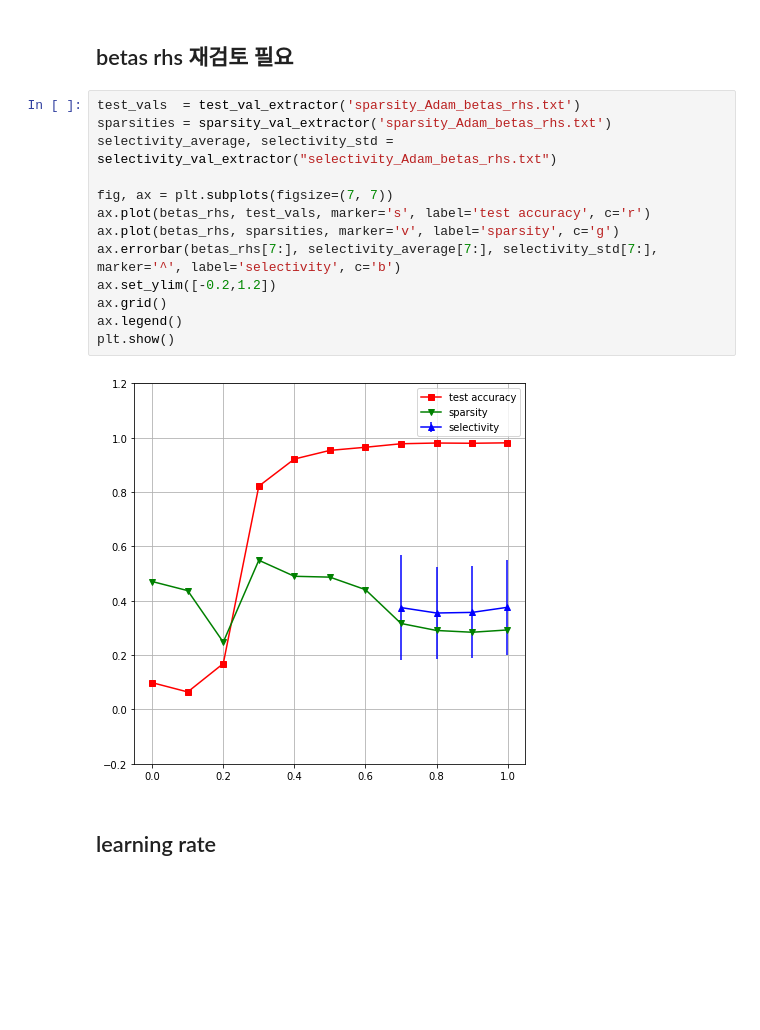
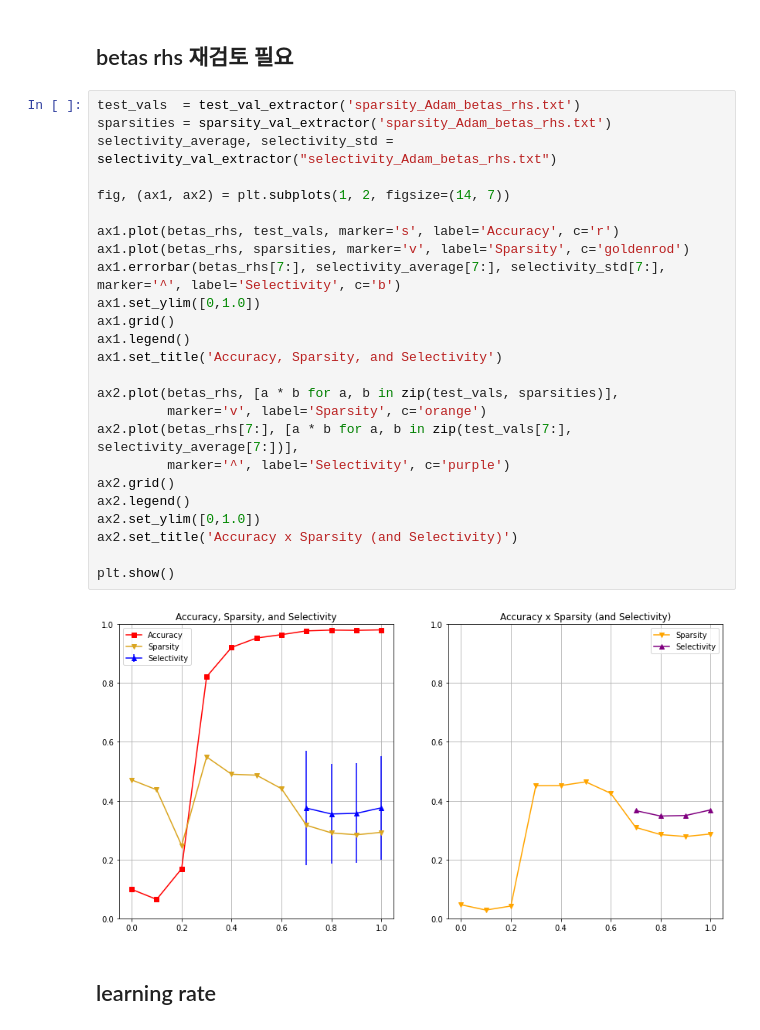
Before and after one commit to 7201krap/COMS30045_Individual-Project, a Jupyter notebook: FINAL/Graphs/data_hyper/sparsity_selectivity_graph.ipynb, the cells around one changed output. Drawn from its saved outputs; the diff is of its cells as text; blank space fills up the shorter version.

```diff
--- a/FINAL/Graphs/data_hyper/sparsity_selectivity_graph.ipynb
+++ b/FINAL/Graphs/data_hyper/sparsity_selectivity_graph.ipynb
@@ -237,18 +271,30 @@ all_plotter(betas_lhs, test_vals, sparsities, selectivity_average, selectivity_s
 # %%
 test_vals  = test_val_extractor('sparsity_Adam_betas_rhs.txt')
 sparsities = sparsity_val_extractor('sparsity_Adam_betas_rhs.txt')
 selectivity_average, selectivity_std = selectivity_val_extractor("selectivity_Adam_betas_rhs.txt")
 
-fig, ax = plt.subplots(figsize=(7, 7))
-ax.plot(betas_rhs, test_vals, marker='s', label='test accuracy', c='r')
-ax.plot(betas_rhs, sparsities, marker='v', label='sparsity', c='g')
-ax.errorbar(betas_rhs[7:], selectivity_average[7:], selectivity_std[7:], marker='^', label='selectivity', c='b')
-ax.set_ylim([-0.2,1.2])
-ax.grid()
-ax.legend()
+fig, (ax1, ax2) = plt.subplots(1, 2, figsize=(14, 7))
+
+ax1.plot(betas_rhs, test_vals, marker='s', label='Accuracy', c='r')
+ax1.plot(betas_rhs, sparsities, marker='v', label='Sparsity', c='goldenrod')
+ax1.errorbar(betas_rhs[7:], selectivity_average[7:], selectivity_std[7:], marker='^', label='Selectivity', c='b')
+ax1.set_ylim([0,1.0])
+ax1.grid()
+ax1.legend()
+ax1.set_title('Accuracy, Sparsity, and Selectivity')
+
+ax2.plot(betas_rhs, [a * b for a, b in zip(test_vals, sparsities)],
+         marker='v', label='Sparsity', c='orange')
+ax2.plot(betas_rhs[7:], [a * b for a, b in zip(test_vals[7:], selectivity_average[7:])],
+         marker='^', label='Selectivity', c='purple')
+ax2.grid()
+ax2.legend()
+ax2.set_ylim([0,1.0])
+ax2.set_title('Accuracy x Sparsity (and Selectivity)')
+
 plt.show()
 # %% [output]
-[figure, old version]
+[figure, new version]
 # %% [markdown]
 ## learning rate
 # %%
```
Also changed, not shown: parts of 17 cells of this notebook, 3 other files.
